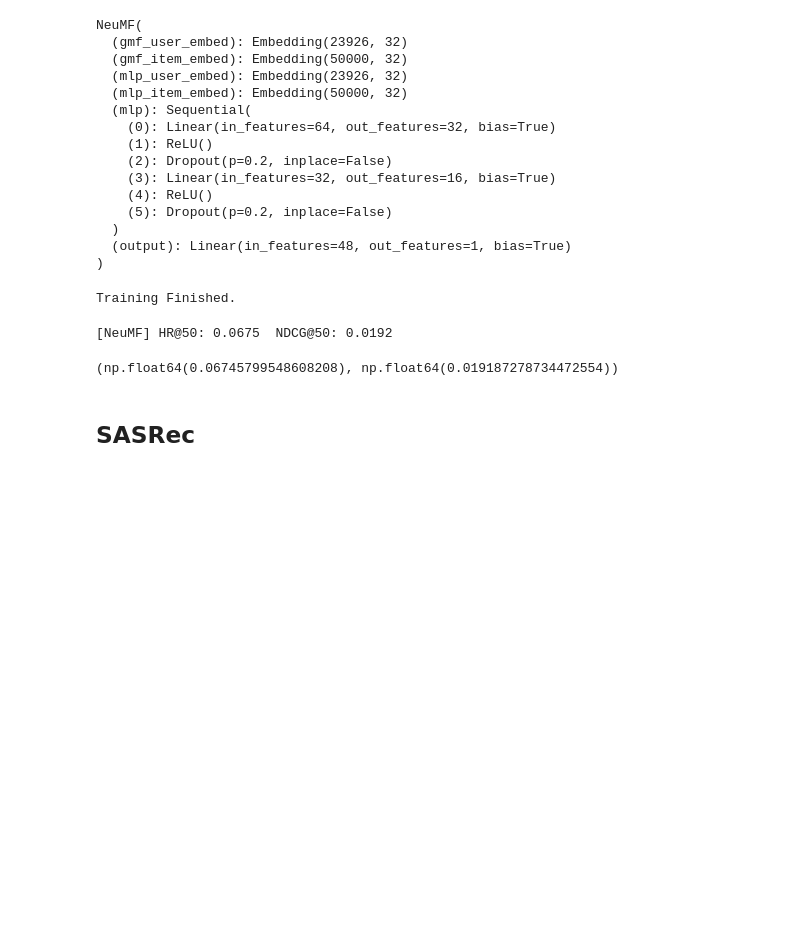
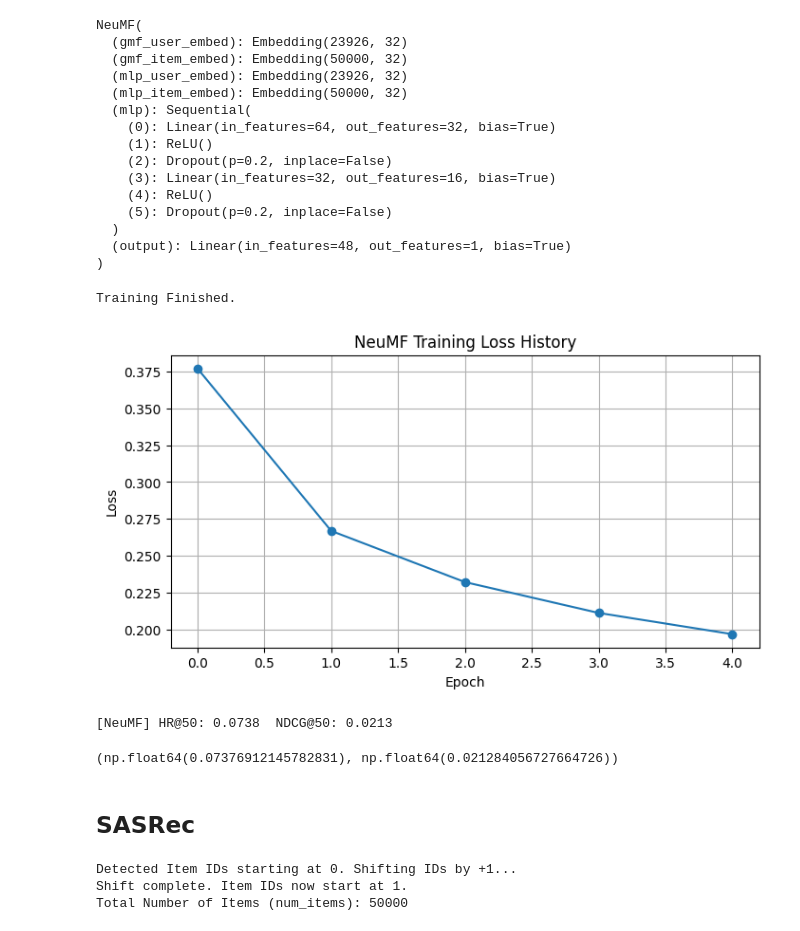
Before and after one commit to Yuhengli77/Recommendation-System-for-Short-Video-Streams, a Jupyter notebook: notebook/EDA&Data_Processing.ipynb, the cells around one changed output. Drawn from its saved outputs; the diff is of its cells as text; code cells hidden in the pictures; blank space fills up the shorter version.

```diff
--- a/notebook/EDA&Data_Processing.ipynb
+++ b/notebook/EDA&Data_Processing.ipynb
@@ -74,6 +73,7 @@ test = df_filtered.loc[grouped.tail(1).index]
 train = df_filtered.drop(test.index)
 
 print(f"Train: {len(train)}, Test: {len(test)}")
+user_histories = train.groupby('user_idx')['item_idx'].apply(set).to_dict()
 # %% [output]
 Original: 7461153 interactions
 Filtered: 2621943 interactions
@@ -133,8 +133,19 @@ pop_scores = train.groupby('item_idx')['w'].sum().sort_values(ascending=False)
 K = 50
 global_topk = pop_scores.index[:K].tolist()
 
-# Assign same topk to all test users
-most_pop_preds = {u: global_topk for u in test['user_idx'].unique()}
+# Assign user-specific topk excluding seen items
+all_ranked_items = pop_scores.index.tolist()
+most_pop_preds = {}
+for u in test['user_idx'].unique():
+    seen = user_histories.get(u, set())
+    recs = []
+    for iid in all_ranked_items:
+        if iid in seen:
+            continue
+        recs.append(iid)
+        if len(recs) >= K:
+            break
+    most_pop_preds[u] = recs
 
 # Evaluate
 hr_MP, ndcg_MP = evaluate_model("MostPopular", test, most_pop_preds, K=50)
@@ -376,6 +387,7 @@ optimizer = optim.Adam(model.parameters(), lr=0.001)
 
 epochs = 5 # For demo, you can increase to 10-20
 model.train()
+loss_history = []
 
 for epoch in range(epochs):
     total_loss = 0
@@ -405,8 +417,20 @@ for epoch in range(epochs):
         total_loss += loss.item()
         pbar.set_postfix({'loss': loss.item()})
 
+    avg_loss = total_loss / len(train_loader)
+    loss_history.append(avg_loss)
 print("Training Finished.")
 
+neumf_loss_history = loss_history
+import matplotlib.pyplot as plt
+
+plt.figure(figsize=(8, 4))
+plt.plot(neumf_loss_history, marker='o')
+plt.title("NeuMF Training Loss History")
+plt.xlabel("Epoch")
+plt.ylabel("Loss")
+plt.grid(True)
+plt.show()
 # ==========================================
 # 4. Generate Recommendations (Inference)
 # ==========================================
@@ -414,38 +438,66 @@ model.eval()
 neumf_preds = {}
 test_users = test['user_idx'].unique()
 K = 50
 
 # For NeuMF, scoring every item for every user is SLOW.
 # Strategy:
 # 1. Compute user embeddings and item embeddings.
 # 2. But MLP makes it hard to do simple dot product.
 # 3. So we usually do Batch Inference on ALL items for each test user (or a candidate set).
 # Given we have 50k items, we can score all 50k for each test user.
 
 all_items = torch.arange(num_items, device=device)
 
 with torch.no_grad():
     for u in tqdm(test_users, desc="NeuMF Prediction"):
         # Create input: user u repeated 50000 times
         u_tensor = torch.tensor([u], device=device).repeat(num_items)
 
         # Predict scores for all items
         scores = model(u_tensor, all_items)
 
-        # Mask seen items (Optional but recommended)
-        # For simplicity in demo, we might skip masking or do it simple
-        # Here we just take Top-K directly
+        # Mask seen items
+        seen = user_histories.get(u, set())
+        if seen:
+            seen_idx = torch.tensor(list(seen), device=device)
+            scores[seen_idx] = -1e9
 
         # Top-K
         _, top_indices = torch.topk(scores, K)
         neumf_preds[u] = top_indices.cpu().tolist()
 
 # Evaluate
 evaluate_model("NeuMF", test, neumf_preds, K=50)
 # %% [output]
 Training Finished.
+[figure, added]
-[NeuMF] HR@50: 0.0675  NDCG@50: 0.0192
+[NeuMF] HR@50: 0.0738  NDCG@50: 0.0213
-(np.float64(0.06745799548608208), np.float64(0.019187278734472554))
+(np.float64(0.07376912145782831), np.float64(0.021284056727664726))
 # %% [markdown]
 ## SASRec
+# %%
+# --- 0. Preprocessing (Run this ONCE) ---
+
+# Check if shifting is necessary
+# If the minimum ID is 0, we shift everything by +1 to reserve index 0 for padding.
+if train['item_idx'].min() == 0:
+    print("Detected Item IDs starting at 0. Shifting IDs by +1...")
+    train['item_idx'] = train['item_idx'] + 1
+    test['item_idx'] = test['item_idx'] + 1
+    print("Shift complete. Item IDs now start at 1.")
+else:
+    print("Item IDs already start at 1 (or higher). No shift needed.")
+
+# Calculate the total number of items
+# This will be used to define the Embedding layer size.
+# Since we shifted, the max ID corresponds to the total count of valid items.
+num_items = train['item_idx'].max()
+print(f"Total Number of Items (num_items): {num_items}")
+
+# Expected: If you had 50,000 items originally (0-49999),
+# num_items should now be 50,000 (IDs 1-50000).
+# %% [output]
+Detected Item IDs starting at 0. Shifting IDs by +1...
+Shift complete. Item IDs now start at 1.
+Total Number of Items (num_items): 50000
 # %%
```
Also changed, not shown: parts of 7 cells of this notebook, 2 other files.
